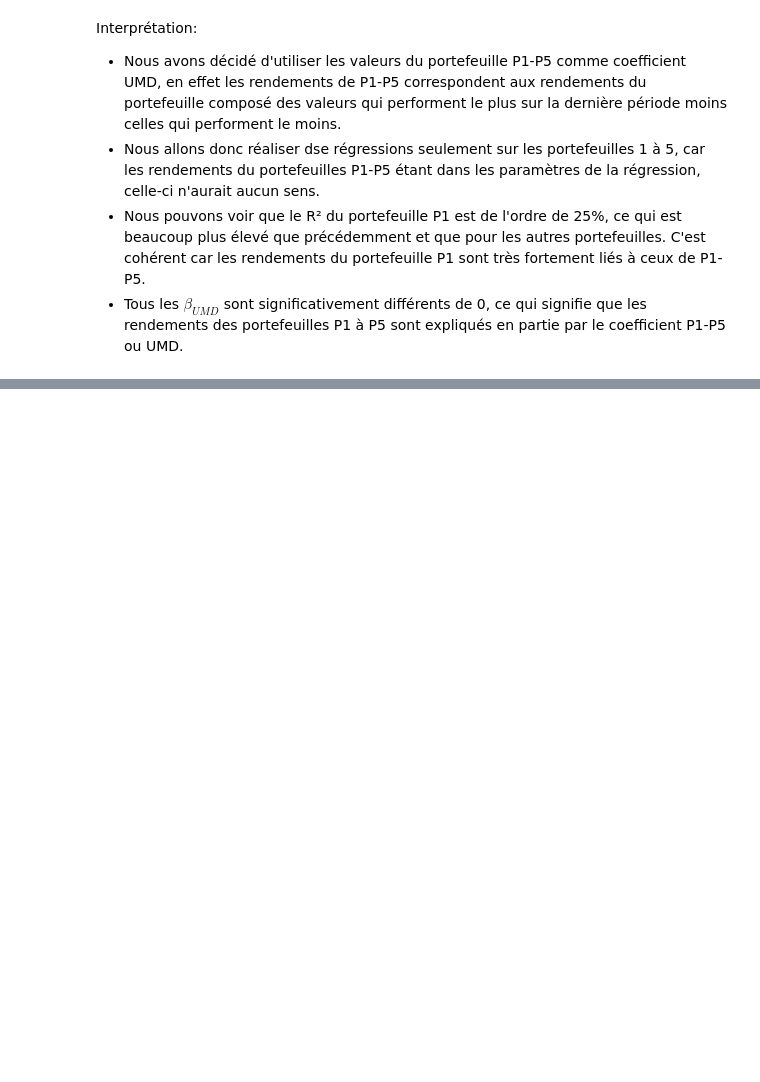
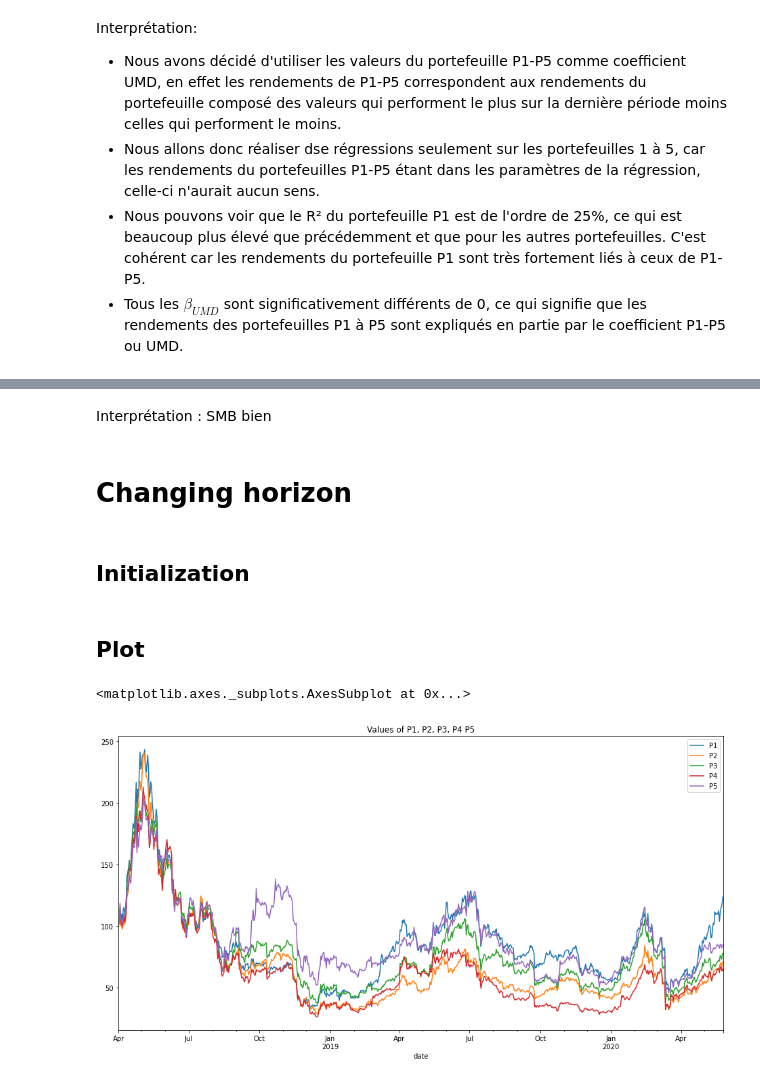
Before and after one commit to zhujoel/crypto_strategy, a Jupyter notebook: ProjetSIAQ.ipynb, the cells around one changed output, grey strips where cells are left out. Saved outputs shown, nothing was run; the diff lists cells and outputs as text; code cells hidden in the pictures; blank space fills up the shorter version.

Commit message:
interprétation à finir

```diff
--- a/ProjetSIAQ.ipynb
+++ b/ProjetSIAQ.ipynb
@@ -548,0 +757,18 @@ Interprétation:
+# %% [markdown]
+Interprétation : SMB bien
+# %% [markdown]
+# Changing horizon
+# %%
+horizon = 14
+# %% [markdown]
+## Initialization
+# %%
+# P1, P2, P3, P4, P5
+portfolios_df = pd.DataFrame()
+
+portfolios_df["date"] = formatted_dates
+portfolios_df.set_index('date', inplace=True) # set as index so that it is easier to plot
+
+for i in range(5):
+    pf_index = 1+i
+    portfolios_df["P"+str(pf_index)] = get_portfolio_values(initial_value, horizon, formatted_dates, rebalancing_dates, crypto_prices, pf_index)
@@ -548,0 +783,7 @@ Interprétation:
+# %% [markdown]
+## Plot
+# %%
+portfolios_df.plot(figsize=(16,8), title="Values of P1, P2, P3, P4 P5")
+# %% [output]
+<matplotlib.axes._subplots.AxesSubplot at 0x...>
+[figure, added]
```
Also changed, not shown: parts of 32 cells of this notebook.
